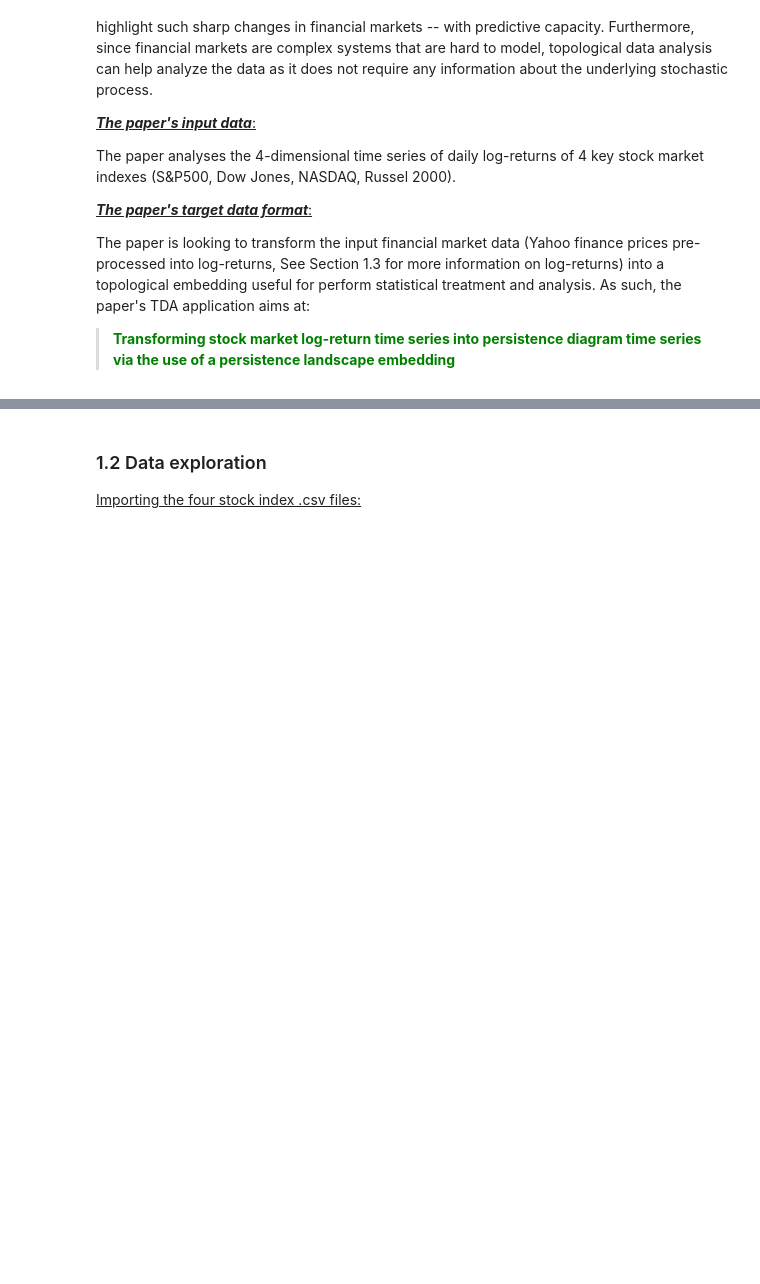
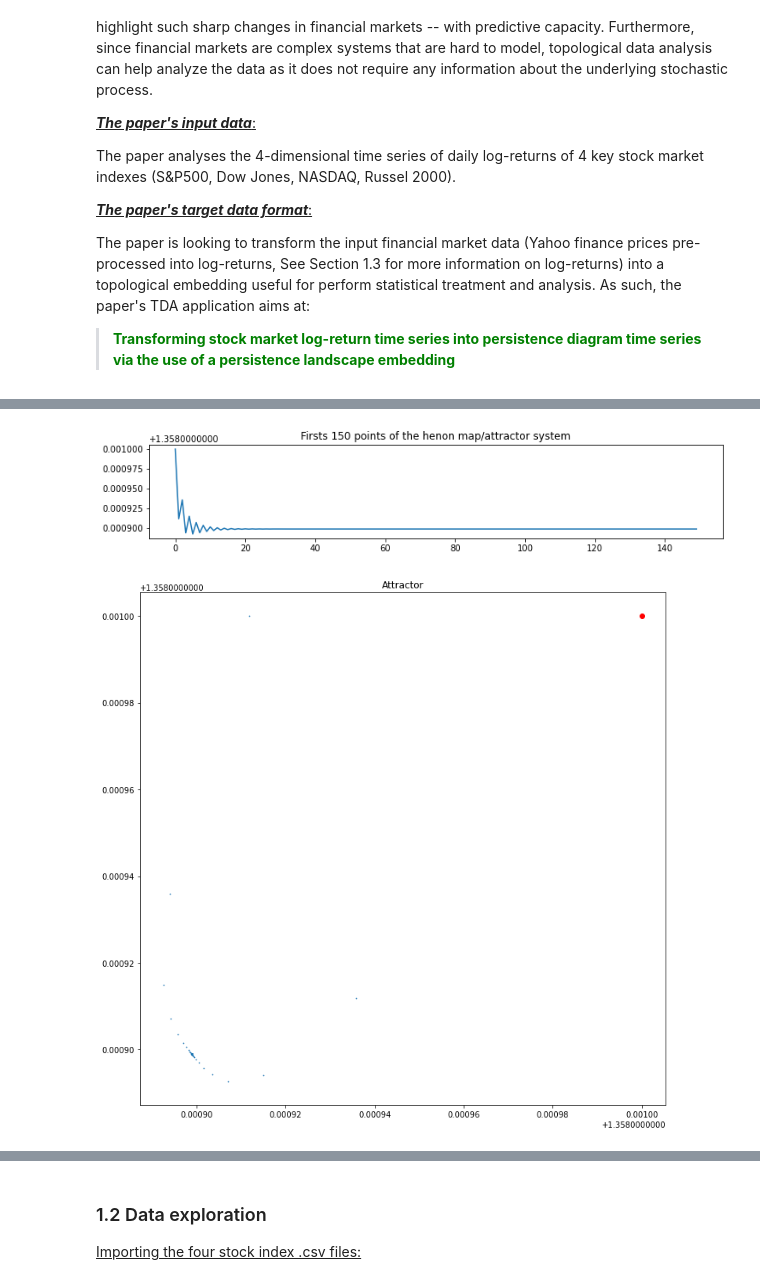
Before and after one commit to qlero/financial_crisis_prediction_homology, a Jupyter notebook: persistent_homology_TS.ipynb, the cells around one changed output, grey strips where cells are left out. Saved outputs shown, nothing was run; the diff lists cells and outputs as text; code cells hidden in the pictures; blank space fills up the shorter version.

```diff
--- a/persistent_homology_TS.ipynb
+++ b/persistent_homology_TS.ipynb
@@ -278,0 +355,6 @@ To experiment with the new persistence-landscape method, the paper tests it on t
+# %%
+# Converging henon map
+_ = henon_map(a=.1, b=.4, n=150, x0=1.359, y0=1.359)
+# %% [output]
+[figure, added]
+[figure, added]
```
Also changed, not shown: parts of 12 cells of this notebook.
